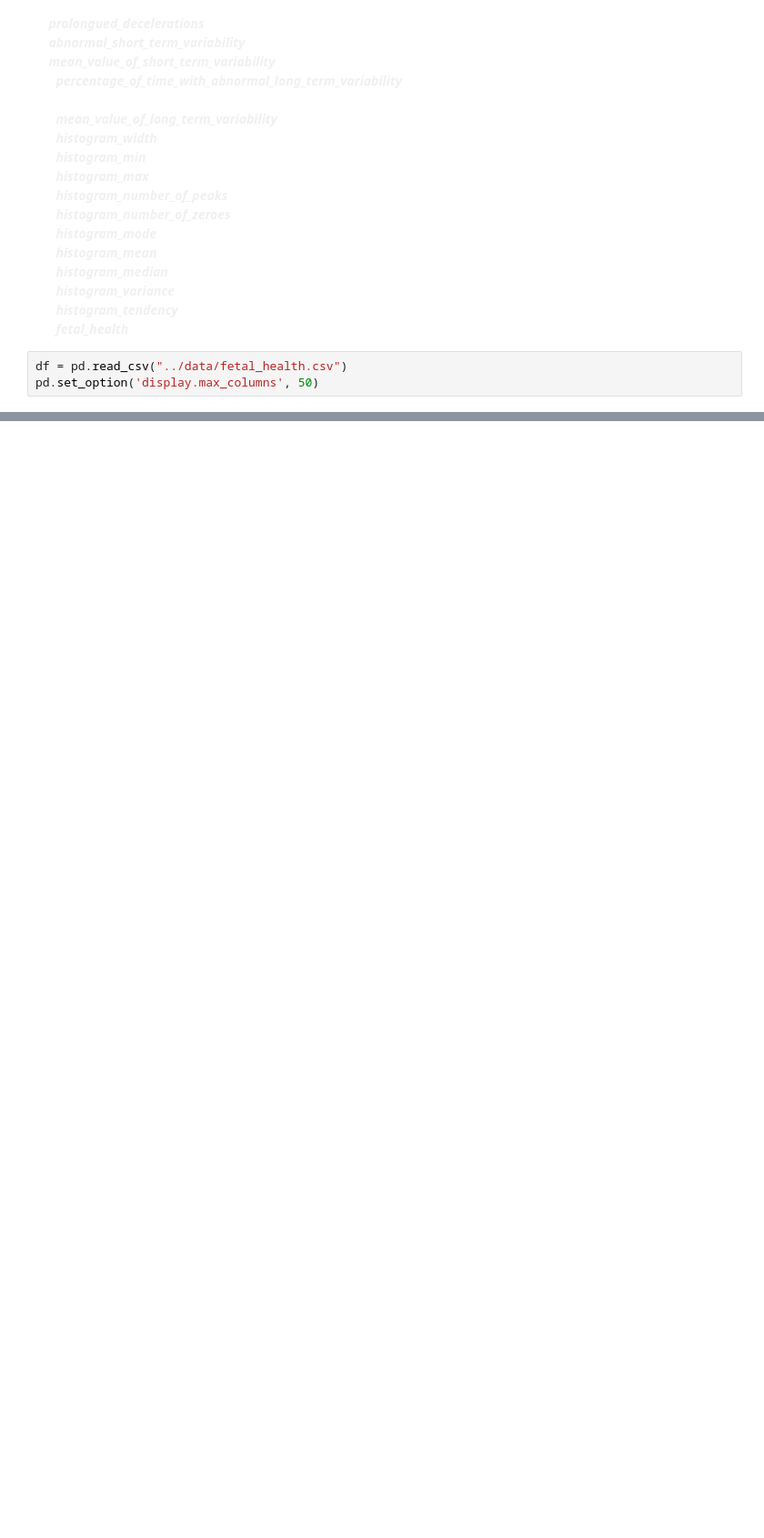
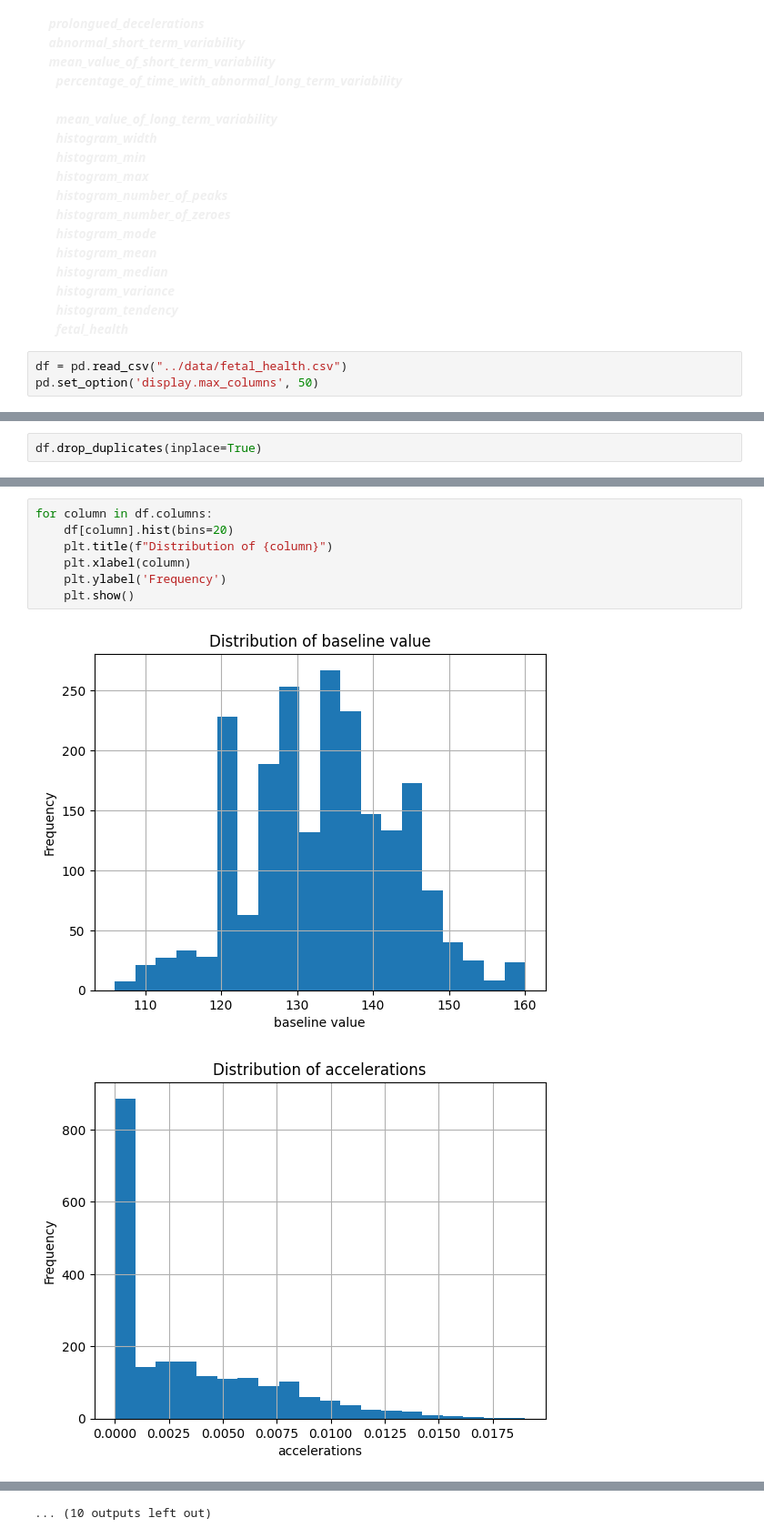
Before and after one commit to Constantin-Stamate/Pregnancy_Health_Assistant, a Jupyter notebook: models/logistic_regression.ipynb, the cells around one changed output, grey strips where cells are left out. Shown at 91% size. Drawn from its saved outputs; the diff is of its cells as text; blank space fills up the shorter version.

```diff
--- a/models/logistic_regression.ipynb
+++ b/models/logistic_regression.ipynb
@@ -35,0 +105,2 @@ pd.set_option('display.max_columns', 50)
+# %%
+df.drop_duplicates(inplace=True)
@@ -35,0 +111,10 @@ pd.set_option('display.max_columns', 50)
+# %%
+for column in df.columns:
+    df[column].hist(bins=20)
+    plt.title(f"Distribution of {column}")
+    plt.xlabel(column)
+    plt.ylabel('Frequency')
+    plt.show()
+# %% [output]
+[figure, added]
+[figure, added]
@@ -35,0 +131 @@ pd.set_option('display.max_columns', 50)
+... (10 outputs left out)
```
Also changed, not shown: parts of 14 cells of this notebook.
